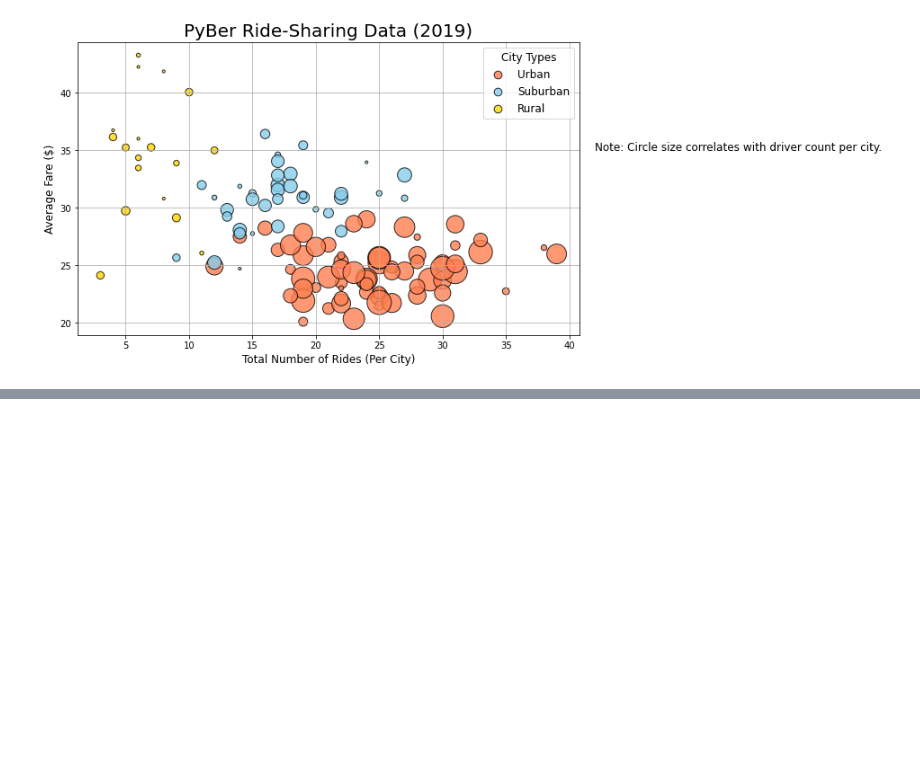
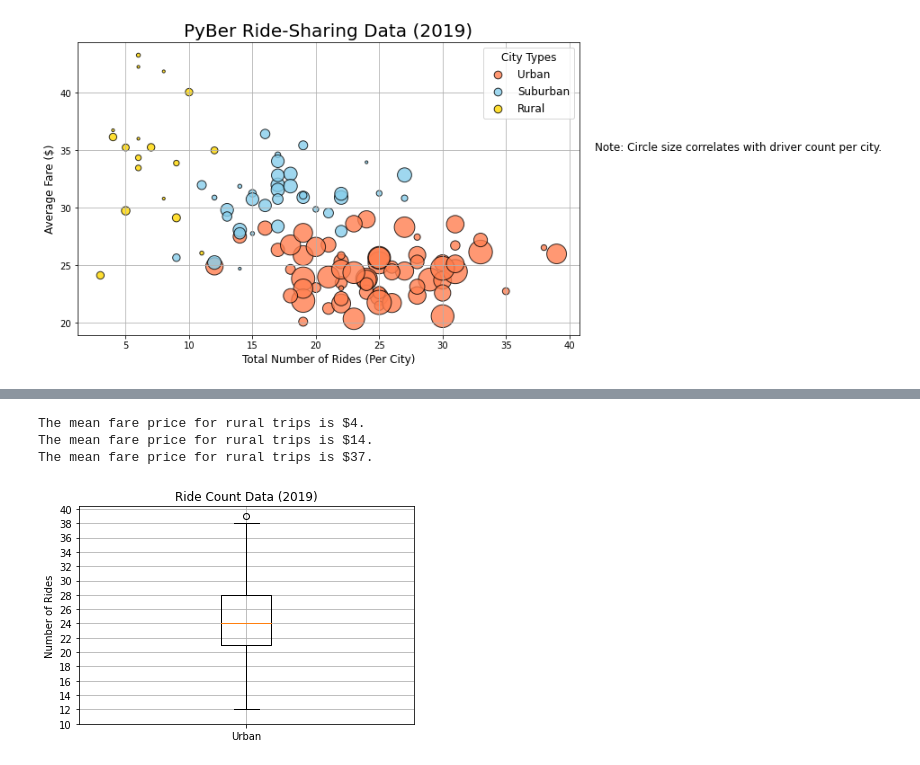
Before and after one commit to Vitulli/PyBer_Analysis, a Jupyter notebook: PyBer.ipynb, the cells around one changed output, grey strips where cells are left out. Saved outputs shown, nothing was run; the diff lists cells and outputs as text; code cells hidden in the pictures; blank space fills up the shorter version.

```diff
--- a/PyBer.ipynb
+++ b/PyBer.ipynb
@@ -332,0 +530,32 @@ plt.savefig("Analysis/Fig1.png")
+# %%
+# Get the fares for the urban cities.
+rural_count = rural_cities_df["driver_count"]
+suburban_count = suburban_cities_df['driver_count']
+urban_count = urban_cities_df['driver_count']
+
+# Calculate the measures of central tendency for the average fare for the rural cities.
+mean_rural_count = np.mean(rural_count)
+print(f"The mean fare price for rural trips is ${mean_rural_count:.0f}.")
+
+mean_suburban_count = np.mean(suburban_count)
+print(f"The mean fare price for rural trips is ${mean_suburban_count:.0f}.")
+
+mean_urban_count = np.mean(urban_count)
+print(f"The mean fare price for rural trips is ${mean_urban_count:.0f}.")
+# %% [output]
+The mean fare price for rural trips is $4.
+The mean fare price for rural trips is $14.
+The mean fare price for rural trips is $37.
+# %%
+# Create a box-and-whisker plot for the urban cities ride count.
+x_labels = ["Urban"]
+fig, ax = plt.subplots()
+ax.boxplot(urban_ride_count, labels=x_labels)
+# Add the title, y-axis label and grid.
+ax.set_title('Ride Count Data (2019)')
+ax.set_ylabel('Number of Rides')
+ax.set_yticks(np.arange(10, 41, step=2.0))
+ax.grid()
+plt.show()
+# %% [output]
+[figure, added]
```
Also changed, not shown: parts of 30 cells of this notebook, 4 other files.
